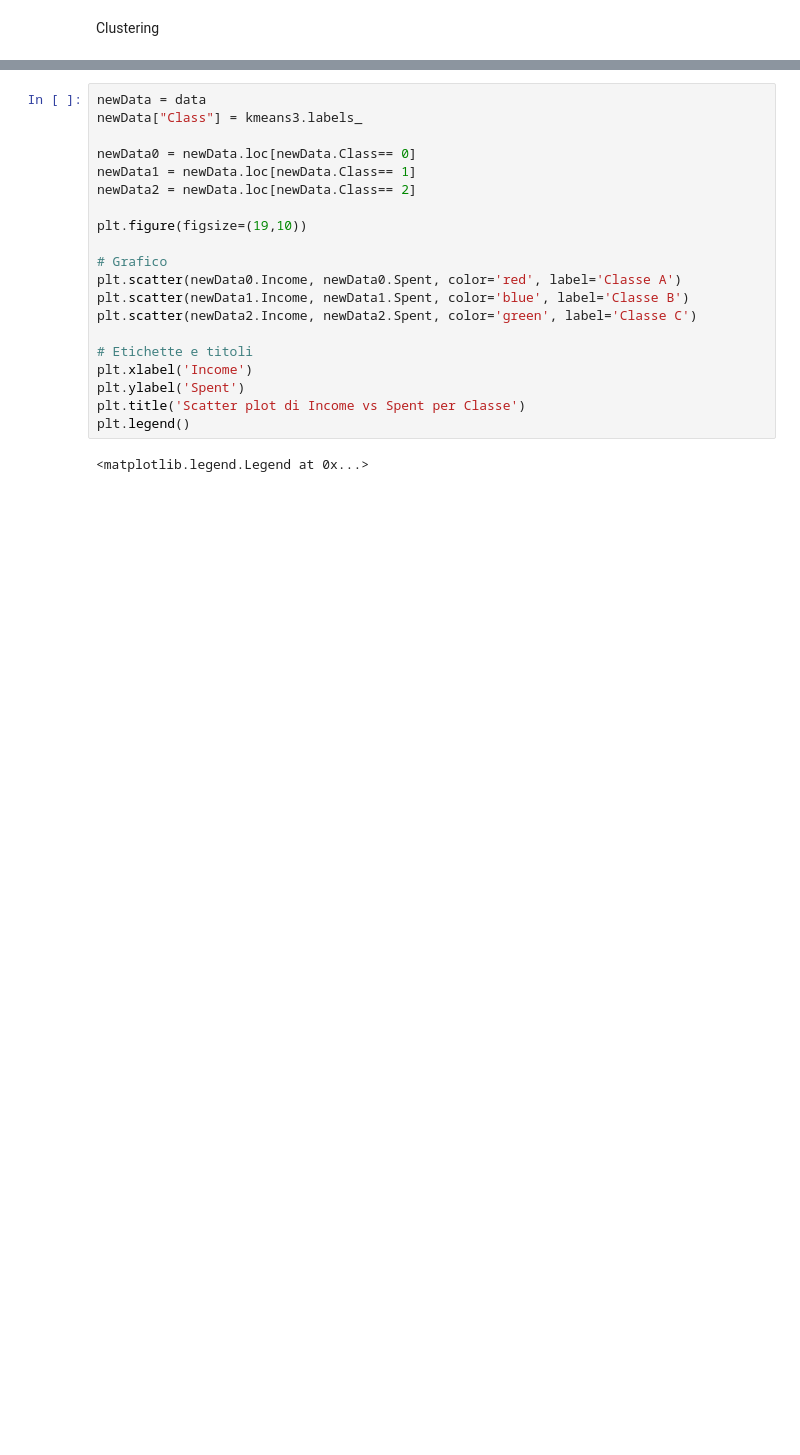
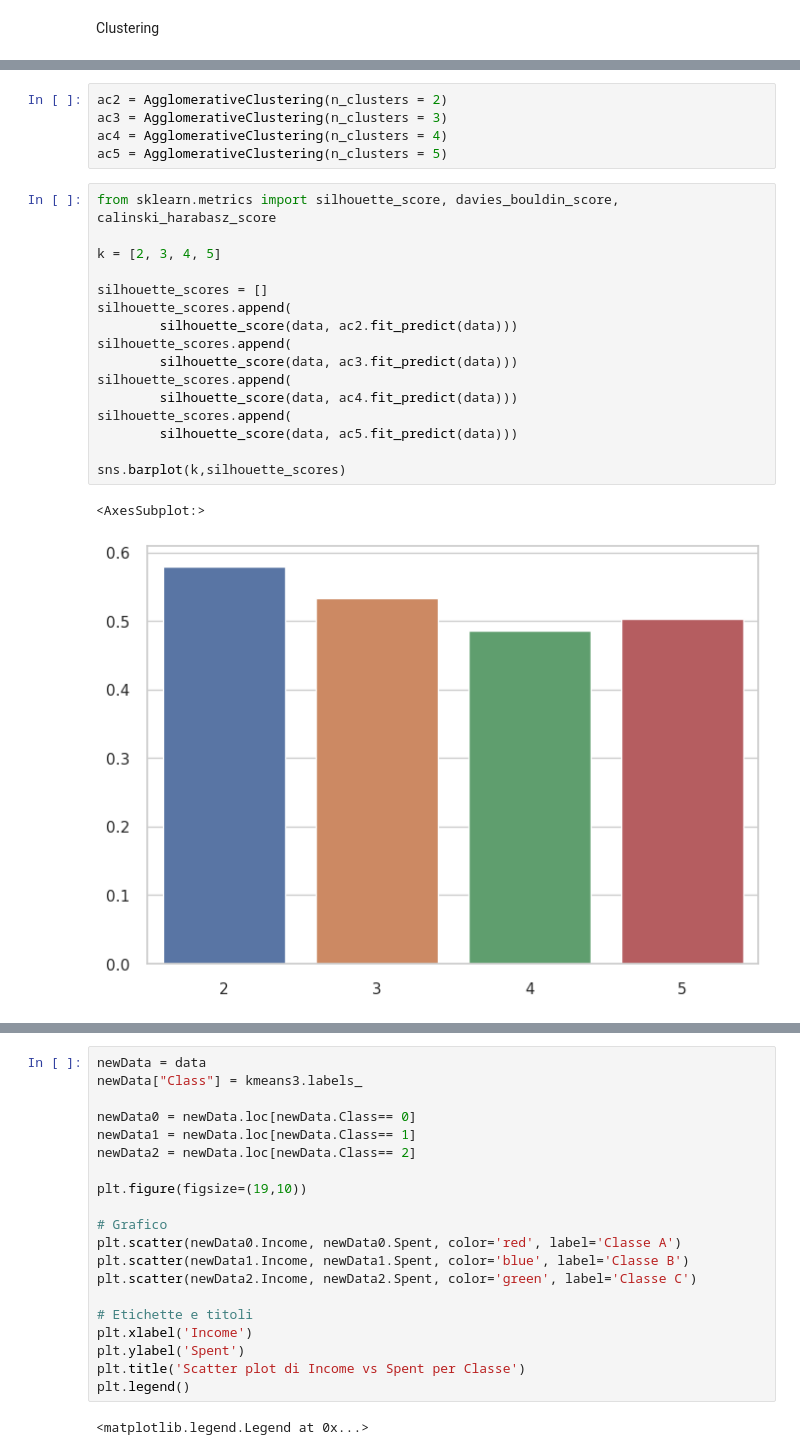
Before and after one commit to nicolaronchini/Clustering, a Jupyter notebook: clustering.ipynb, the cells around one changed output, grey strips where cells are left out. Cells and saved outputs as stored; diff of their text form; blank space fills up the shorter version.

```diff
--- a/clustering.ipynb
+++ b/clustering.ipynb
@@ -820,3 +595,27 @@ plt.show()
+# %%
+ac2 = AgglomerativeClustering(n_clusters = 2)
+ac3 = AgglomerativeClustering(n_clusters = 3)
+ac4 = AgglomerativeClustering(n_clusters = 4)
+ac5 = AgglomerativeClustering(n_clusters = 5)
+# %%
+from sklearn.metrics import silhouette_score, davies_bouldin_score, calinski_harabasz_score
+
+k = [2, 3, 4, 5]
+
+silhouette_scores = []
+silhouette_scores.append(
+        silhouette_score(data, ac2.fit_predict(data)))
+silhouette_scores.append(
+        silhouette_score(data, ac3.fit_predict(data)))
+silhouette_scores.append(
+        silhouette_score(data, ac4.fit_predict(data)))
+silhouette_scores.append(
+        silhouette_score(data, ac5.fit_predict(data)))
+
+sns.barplot(k,silhouette_scores)
+# %% [output]
+<AxesSubplot:>
+[figure, added]
 # %%
 kmeans3 = KMeans(n_clusters=3,n_init=10,max_iter=300,random_state=0,tol=1e-04)
 kmeans3.fit(data)
```
Also changed, not shown: parts of 54 cells of this notebook, 2 other files.
